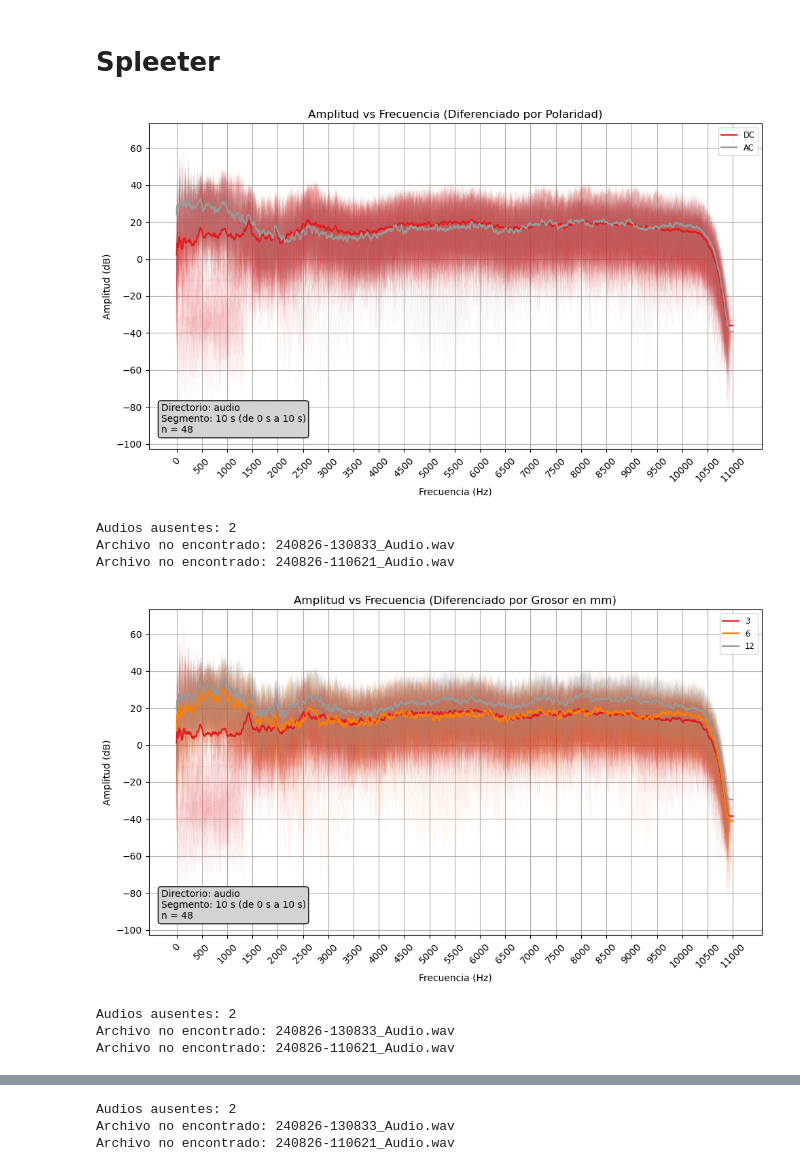
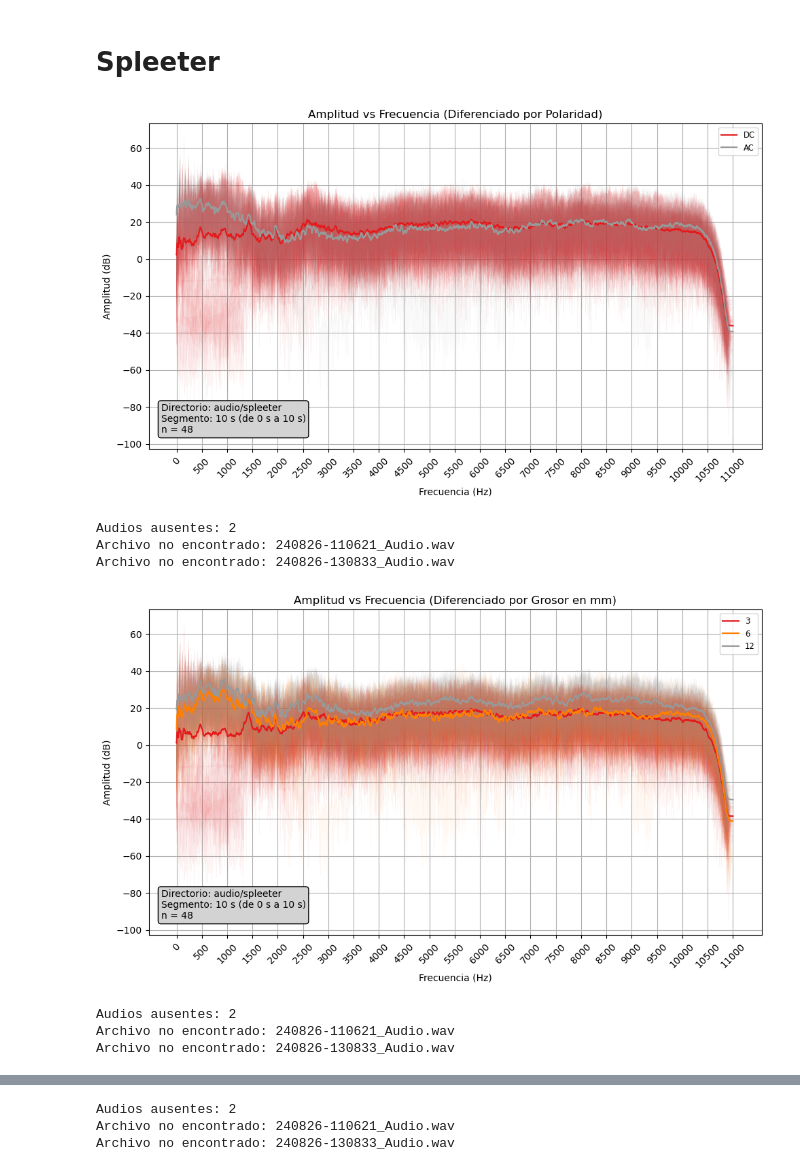
Before and after one commit to lviloriabas/audio-spect-plot, a Jupyter notebook: audio_plot.ipynb, the cells around one changed output, grey strips where cells are left out. Saved outputs shown, nothing was run; the diff lists cells and outputs as text; code cells hidden in the pictures.

```diff
--- a/audio_plot.ipynb
+++ b/audio_plot.ipynb
@@ -16,11 +7,7 @@ def moving_average(x, window_size):
 # %% [markdown]
 # Configuración
 # %%
-# Cargar datos del CSV
-csv_file = "sel_audios_50.csv" # Ruta al CSV de referencia para datos de audio
-data = pd.read_csv(csv_file)
-
-# Parámetros de configuración
+csv_path = "sel_audios_50.csv" # CSV de datos de auio
 plot_segment = True # Graficar un segmento en específico (True), o la totalidad (False)
 segment = (0, 10) # Inicio y final en segundos del segmento a graficar
 window_size = 200 # Determina qué tan suavizado será la curva de media móvil
@@ -30,13 +17,23 @@ n = 50 # Cantidad de audios a graficar
 # %%
-def plot_by_category(data, category_column, title, num_audios_to_plot, audio_dir_label):
-    total_audios_available = len(data)
+def moving_average(x, window_size):
+    return np.array(
+        [
+            np.mean(x[i : i + window_size])
+            for i in range(len(x) - window_size + 1)
+        ]
+    )
+
+
+def plot_by_category(audio_dir, csv_path, category_column, title, num_audios_to_plot):
+    csv_data = pd.read_csv(csv_path)
+    total_audios_available = len(csv_data)
     if num_audios_to_plot > total_audios_available:
         num_audios_to_plot = total_audios_available
 
     missing_files = set()
     short_audios = []
 
-    categories = data[category_column].unique()
+    categories = csv_data[category_column].unique()
     plt.figure(figsize=(10, 6))
     colors = plt.colormaps["Set1"](np.linspace(0, 1, len(categories)))
 
@@ -45,7 +42,7 @@ def plot_by_category(data, category_column, title, num_audios_to_plot, audio_dir
     total_plotted_audios = 0
 
     for idx, category in enumerate(categories):
-        subset = data[data[category_column] == category]
+        subset = csv_data[csv_data[category_column] == category]
         all_frequencies = []
         all_magnitudes = []
 
@@ -54,7 +51,7 @@ def plot_by_category(data, category_column, title, num_audios_to_plot, audio_dir
                 break
 
             audio_file = row["nombre"]
-            audio_path = os.path.join(audio_dir_label, audio_file)
+            audio_path = os.path.join(audio_dir, audio_file)
 
             if not os.path.exists(audio_path):
                 missing_files.add(audio_file)
@@ -123,7 +120,7 @@ def plot_by_category(data, category_column, title, num_audios_to_plot, audio_dir
     plt.legend(loc="upper right", fontsize="small")
 
     plt.annotate(
-        f"Directorio: {audio_dir_label}\nSegmento: {segment[1] - segment[0]} s (de {segment[0]} s a {segment[1]} s)\nn = {total_plotted_audios}",
+        f"Directorio: {audio_dir}\nSegmento: {segment[1] - segment[0]} s (de {segment[0]} s a {segment[1]} s)\nn = {total_plotted_audios}",
         xy=(0.02, 0.05),
         xycoords="axes fraction",
         ha="left",
@@ -150,33 +147,33 @@ def plot_by_category(data, category_column, title, num_audios_to_plot, audio_dir
 # %%
 audio_dir_1 = "audio/spleeter"
 
 total_plotted_audios = plot_by_category(
-    data,
+    audio_dir_1,
+    csv_path,
     "polaridad",
     "Amplitud vs Frecuencia (Diferenciado por Polaridad)",
     n,
-    audio_dir_1,
 )
 plot_by_category(
-    data,
+    audio_dir_1,
+    csv_path,
     "grosor",
     "Amplitud vs Frecuencia (Diferenciado por Grosor en mm)",
     n,
-    audio_dir_1,
 )
 plot_by_category(
-    data,
+    audio_dir_1,
+    csv_path,
     "electrodo",
     "Amplitud vs Frecuencia (Diferenciado por Electrodo)",
     n,
-    audio_dir_1,
 )
 # %% [output]
-[figure, old version]
+[figure, new version]
 Audios ausentes: 2
+Archivo no encontrado: 240826-110621_Audio.wav
 Archivo no encontrado: 240826-130833_Audio.wav
-Archivo no encontrado: 240826-110621_Audio.wav
-[figure, old version]
+[figure, new version]
 Audios ausentes: 2
+Archivo no encontrado: 240826-110621_Audio.wav
 Archivo no encontrado: 240826-130833_Audio.wav
-Archivo no encontrado: 240826-110621_Audio.wav
@@ -184,3 +181,3 @@ Archivo no encontrado: 240826-110621_Audio.wav
 Audios ausentes: 2
+Archivo no encontrado: 240826-110621_Audio.wav
 Archivo no encontrado: 240826-130833_Audio.wav
-Archivo no encontrado: 240826-110621_Audio.wav
```
Also changed, not shown: parts of 3 cells of this notebook, 1 other file.
